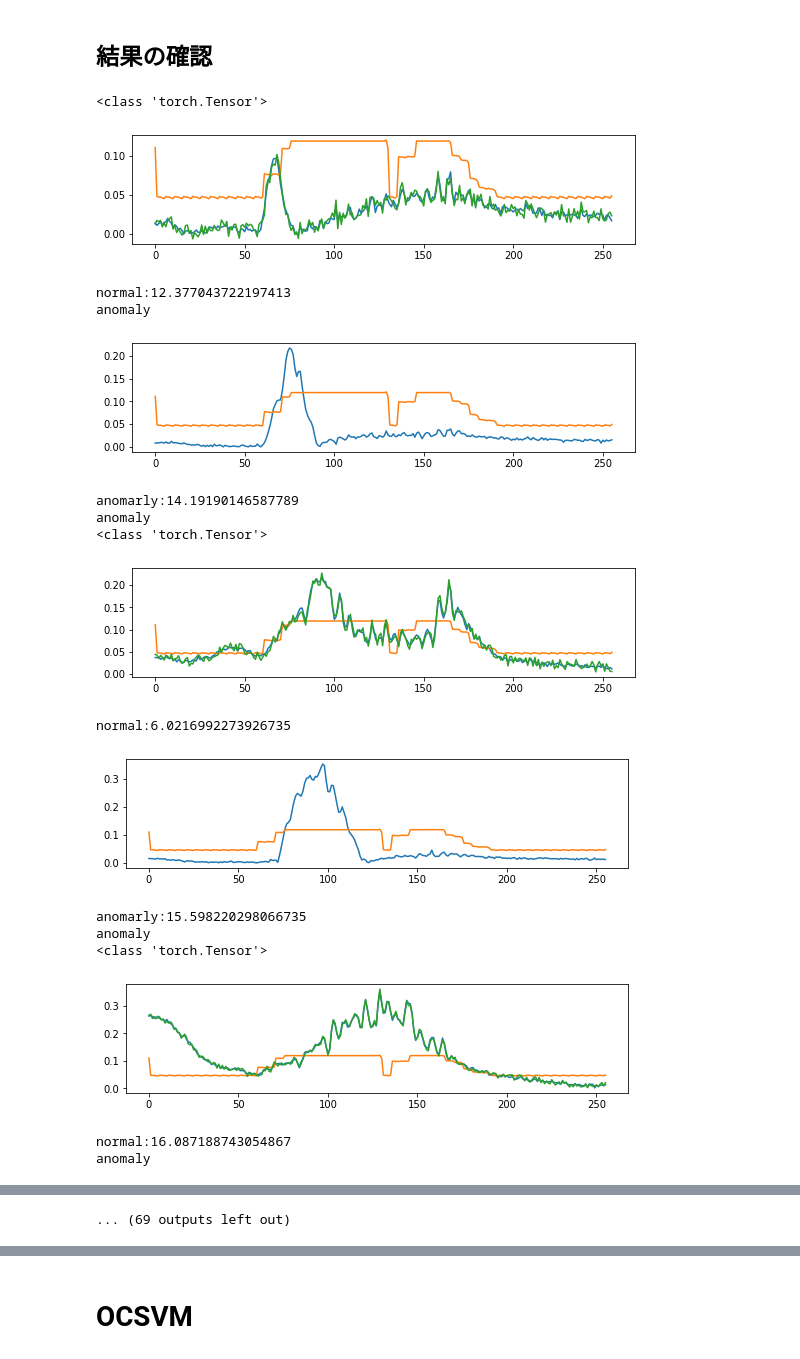
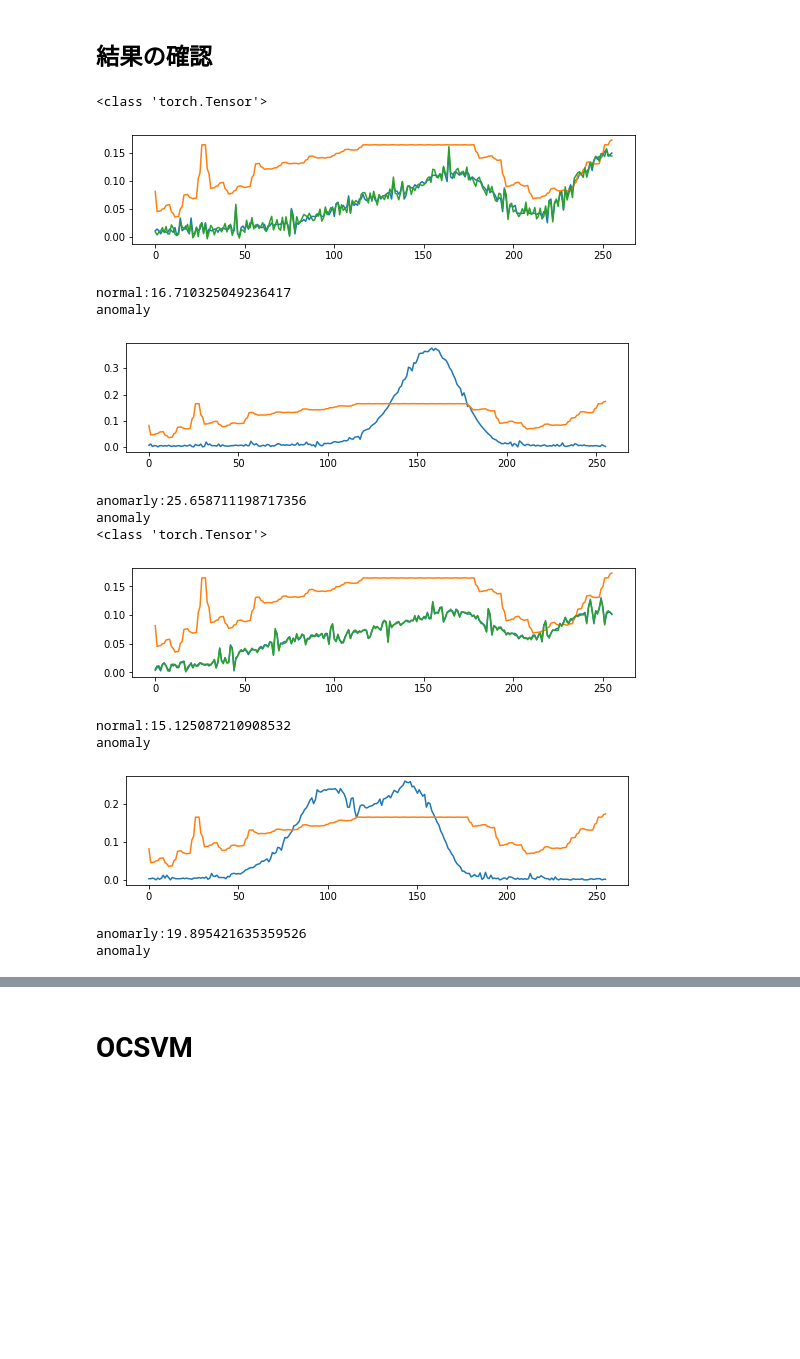
Before and after one commit to YukiHorikawaa/AutoEncoder, a Jupyter notebook: DenoisingAutoEncoder.ipynb, the cells around one changed output, grey strips where cells are left out. Cells and saved outputs as stored; diff of their text form; code cells hidden in the pictures; blank space fills up the shorter version.

```diff
--- a/DenoisingAutoEncoder.ipynb
+++ b/DenoisingAutoEncoder.ipynb
@@ -55,0 +50,6 @@ TestData (721, 256)
+# %%
+
+Dataset = dataset.dataset(npyFlag=True)
+epochStr = 1000
+epochSizeStr = 512
+data, ori_data, test_data , anomaly_data= Dataset.read_noised_traindata("/Users/yukihorikawa/Desktop/LAB_LAST/AutoEncoder/AutoEncoder/oldSensor/train/train1226.csv", "/Users/yukihorikawa/Desktop/LAB_LAST/AutoEncoder/AutoEncoder/oldSensor/anomaly/anomaly1226.csv", epochStr, epochSizeStr, 1, readType=True)
@@ -121,7 +154,7 @@ ModelEdit.save_model(model)
 # num = 5
 
 for i in range(anomaly_data.shape[0]):
-    if i % 10 == 0:
+    if i % 100 == 0:
 
 
         try:
@@ -138,46 +171,43 @@ for i in range(anomaly_data.shape[0]):
             recon = model(ori_input0).detach().numpy()
             ori_input0 = ori_input0[0, 0, :]
             input0 = input0[0, 0, :]
             plt.plot(ori_input0)
             plt.plot(recon.flatten())
             plt.plot(input0)
             plt.show()
 
             anomalypoint=sum(abs(recon.flatten()-ori_input0.numpy()))
             print("normal:"+str(anomalypoint))
             if(anomalypoint>10):
                 print("anomaly")
 
             plt.figure(figsize=(9, 2))
             # data = test0.numpy()
             ano_data = test0[np.newaxis, np.newaxis, :]
             recon = model(ano_data).detach().numpy()
             plt.plot(test0.numpy(),label="testdata")
             plt.plot(recon.flatten(),label="recondata")
             plt.show()
 
             anomalypoint=sum(abs(recon.flatten()-test0.numpy()))
             print("anomarly:"+str(anomalypoint))
             if(anomalypoint>10):
                 print("anomaly")
         except IndexError:
             print("Finish")
             break
 # %% [output]
 <class 'torch.Tensor'>
-[figure, old version]
+[figure, new version]
-normal:12.377043722197413
+normal:16.710325049236417
 anomaly
-[figure, old version]
+[figure, new version]
-anomarly:14.19190146587789
+anomarly:25.658711198717356
 anomaly
 <class 'torch.Tensor'>
-[figure, old version]
+[figure, new version]
-normal:6.0216992273926735
+normal:15.125087210908532
+anomaly
-[figure, old version]
+[figure, new version]
-anomarly:15.598220298066735
+anomarly:19.895421635359526
 anomaly
-<class 'torch.Tensor'>
-[figure, removed]
-normal:16.087188743054867
-anomaly
@@ -185 +213,0 @@ anomaly
-... (69 outputs left out)
```
Also changed, not shown: parts of 13 cells of this notebook, 52 other files.
